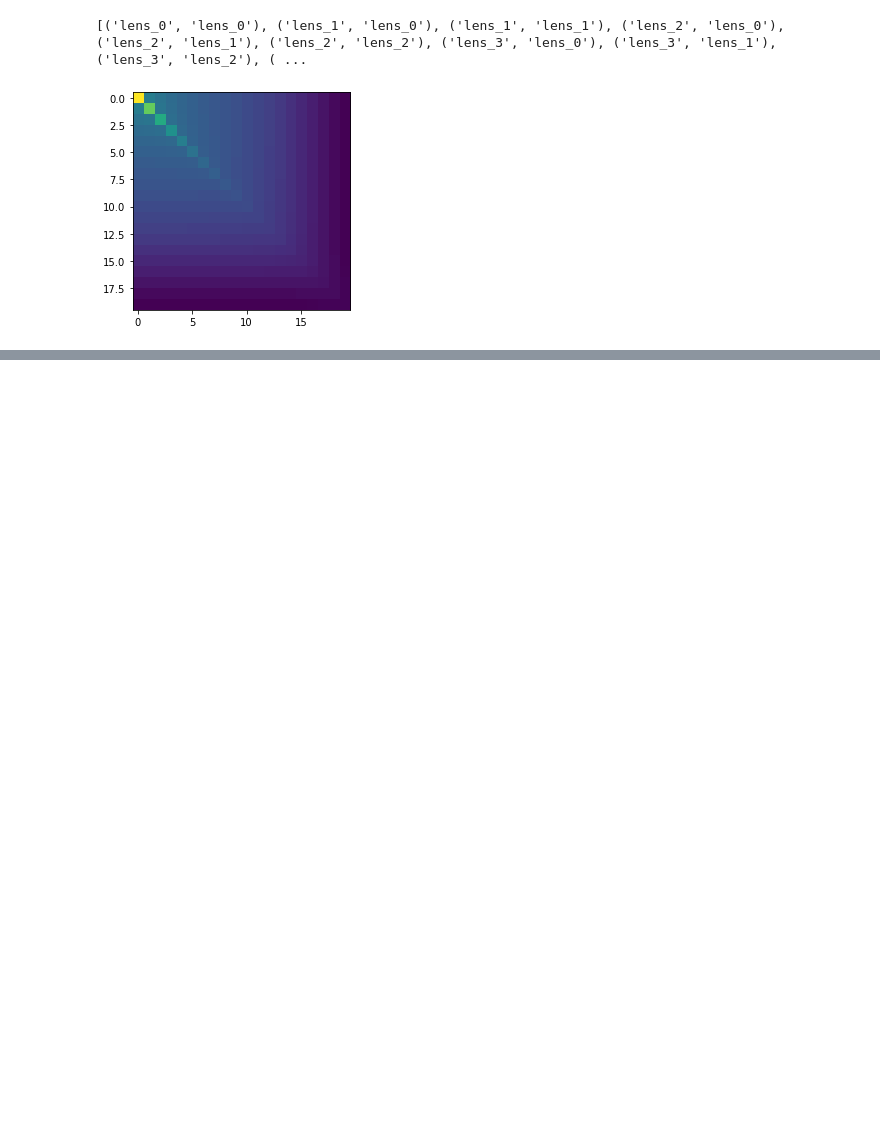
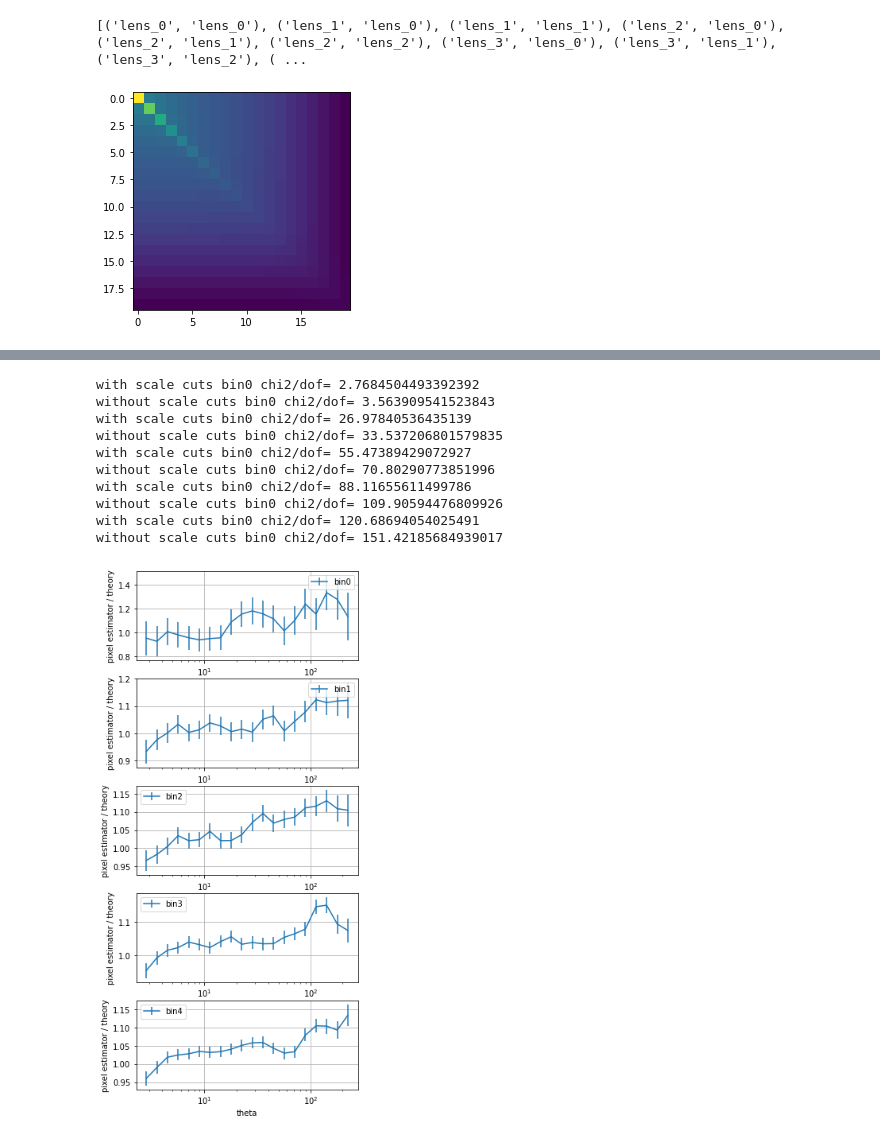
Before and after one commit to LSSTDESC/txpipe-cosmodc2, a Jupyter notebook: notebooks/TestPixelEstimator.ipynb, the cells around one changed output, grey strips where cells are left out. Drawn from its saved outputs; the diff is of its cells as text; code cells hidden in the pictures; blank space fills up the shorter version.

```diff
--- a/notebooks/TestPixelEstimator.ipynb
+++ b/notebooks/TestPixelEstimator.ipynb
@@ -147,0 +270,53 @@ without scale cuts bin3 chi2/dof= 0.9943166208699796
+# %%
+mplot.figure(figsize=(5,12))
+scale = np.array([2., 1.5, 1.25, 1.25, 1.25])
+order = np.array([15,20,25,30,35])
+TXPipe_cov = sacc.Sacc.load_fits('summary_statistics_real_scaled_shot_noise.sacc')
+
+for i in range(1):
+
+    for j in range(5):
+
+        cov_ana = TXPipe_cov.covariance.covmat[20*order[i]:20*(order[i]+1),20*order[i]:20*(order[i]+1)]
+
+        TXPipe = sacc.Sacc.load_fits('twopoint_theory_real.sacc')
+        theta3, xi = TXPipe.get_theta_xi(
+            'galaxy_shearDensity_xi_t',
+            'source_'+str(j),'lens_'+str(i))
+
+        gammat = np.load('gammat_'+str(i)+'_'+str(j)+'.npz')['mean']
+
+        mplot.subplot(5,1,j+1)
+        mplot.errorbar(theta3, gammat*scale[i]/0.7/xi, yerr=np.diag(cov_ana)**0.5/xi, label='bin'+str(j))
+        # mplot.errorbar(theta3, xi)
+        mplot.legend()
+        mplot.xscale('log')
+        # mplot.yscale('log')
+        mplot.xlabel('theta')
+        mplot.ylabel('pixel estimator / theory')
+        # mplot.ylim(0.6,1.4)
+        mplot.grid()
+
+        nn = [5,5,5,5,5]
+
+        # nn = [1,1,0,0,0]
+
+        chi2 = np.dot(np.dot((gammat[nn[i]:]*scale[i]-xi[nn[i]:]),np.linalg.inv(cov_ana[nn[i]:,nn[i]:])),(gammat[nn[i]:]*scale[i]-xi[nn[i]:]).T)
+        print('with scale cuts bin'+str(i),'chi2/dof=', chi2/(20-nn[i]))
+
+        chi2 = np.dot(np.dot((gammat*scale[i]-xi),np.linalg.inv(cov_ana)),(gammat*scale[i]-xi).T)
+        print('without scale cuts bin'+str(i),'chi2/dof=', chi2/20)
+
+    mplot.savefig('gammat.png')
+# %% [output]
+with scale cuts bin0 chi2/dof= 2.7684504493392392
+without scale cuts bin0 chi2/dof= 3.563909541523843
+with scale cuts bin0 chi2/dof= 26.97840536435139
+without scale cuts bin0 chi2/dof= 33.537206801579835
+with scale cuts bin0 chi2/dof= 55.47389429072927
+without scale cuts bin0 chi2/dof= 70.80290773851996
+with scale cuts bin0 chi2/dof= 88.11655611499786
+without scale cuts bin0 chi2/dof= 109.90594476809926
+with scale cuts bin0 chi2/dof= 120.68694054025491
+without scale cuts bin0 chi2/dof= 151.42185684939017
+[figure, added]
```
Also changed, not shown: parts of 7 cells of this notebook.
